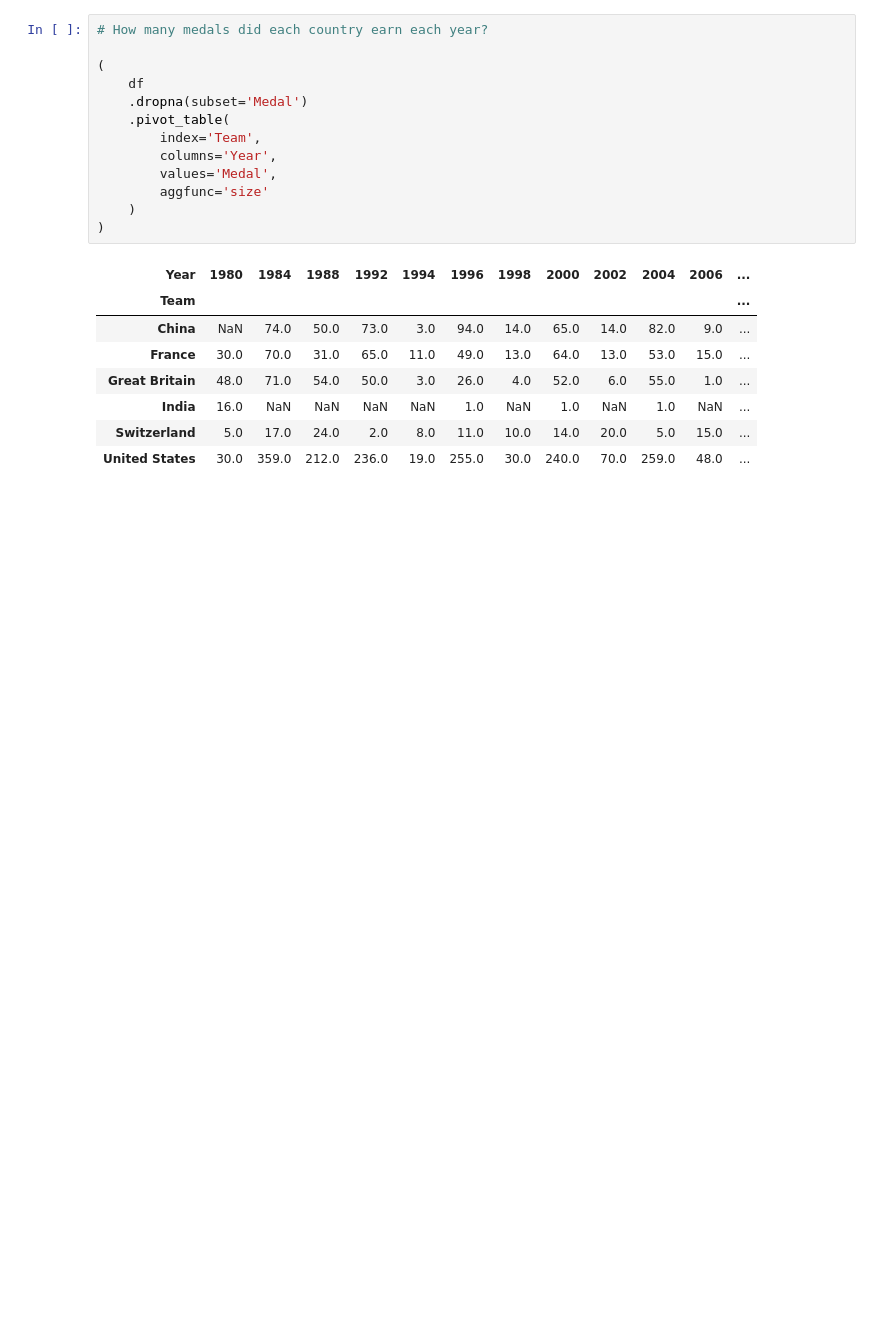
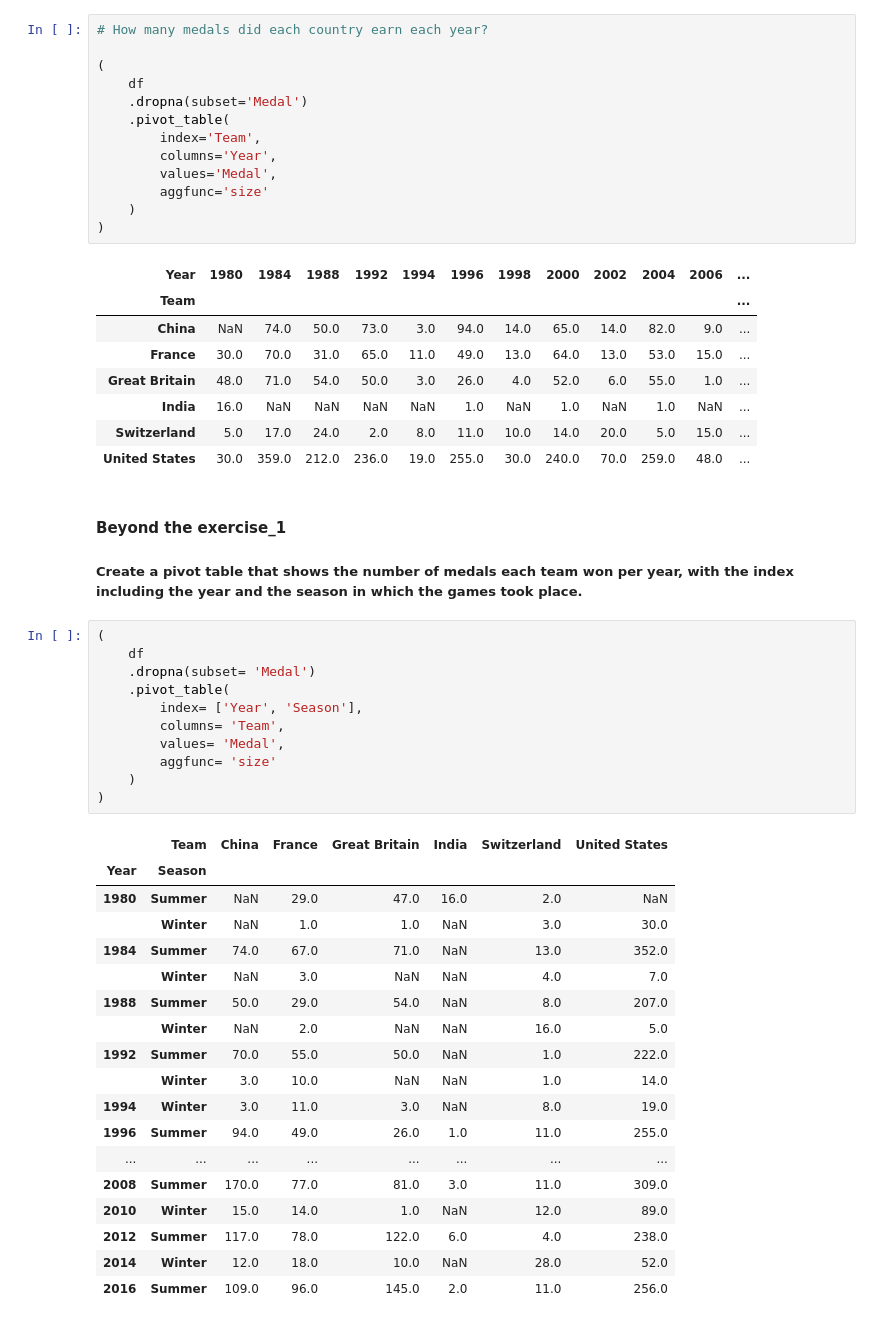
Before and after one commit to azapeti/practicing_pandas_workout, a Jupyter notebook: chapter-04/exercise-24.ipynb, the cells around one changed output. Cells and saved outputs as stored; diff of their text form; blank space fills up the shorter version.

```diff
--- a/chapter-04/exercise-24.ipynb
+++ b/chapter-04/exercise-24.ipynb
@@ -122,3 +122,36 @@ df.pivot_table(
 | India | 16.0 | NaN | NaN | NaN | NaN | 1.0 | NaN | 1.0 | NaN | 1.0 | NaN | ... |
 | Switzerland | 5.0 | 17.0 | 24.0 | 2.0 | 8.0 | 11.0 | 10.0 | 14.0 | 20.0 | 5.0 | 15.0 | ... |
 | United States | 30.0 | 359.0 | 212.0 | 236.0 | 19.0 | 255.0 | 30.0 | 240.0 | 70.0 | 259.0 | 48.0 | ... |
+# %% [markdown]
+#### Beyond the exercise_1
+##### Create a pivot table that shows the number of medals each team won per year, with the index including the year and the season in which the games took place.
+# %%
+(
+    df
+    .dropna(subset= 'Medal')
+    .pivot_table(
+        index= ['Year', 'Season'],
+        columns= 'Team',
+        values= 'Medal',
+        aggfunc= 'size'
+    )
+)
+# %% [output]
+|  | Team | China | France | Great Britain | India | Switzerland | United States |
+| Year | Season |  |  |  |  |  |  |
+| 1980 | Summer | NaN | 29.0 | 47.0 | 16.0 | 2.0 | NaN |
+|  | Winter | NaN | 1.0 | 1.0 | NaN | 3.0 | 30.0 |
+| 1984 | Summer | 74.0 | 67.0 | 71.0 | NaN | 13.0 | 352.0 |
+|  | Winter | NaN | 3.0 | NaN | NaN | 4.0 | 7.0 |
+| 1988 | Summer | 50.0 | 29.0 | 54.0 | NaN | 8.0 | 207.0 |
+|  | Winter | NaN | 2.0 | NaN | NaN | 16.0 | 5.0 |
+| 1992 | Summer | 70.0 | 55.0 | 50.0 | NaN | 1.0 | 222.0 |
+|  | Winter | 3.0 | 10.0 | NaN | NaN | 1.0 | 14.0 |
+| 1994 | Winter | 3.0 | 11.0 | 3.0 | NaN | 8.0 | 19.0 |
+| 1996 | Summer | 94.0 | 49.0 | 26.0 | 1.0 | 11.0 | 255.0 |
+| ... | ... | ... | ... | ... | ... | ... | ... |
+| 2008 | Summer | 170.0 | 77.0 | 81.0 | 3.0 | 11.0 | 309.0 |
+| 2010 | Winter | 15.0 | 14.0 | 1.0 | NaN | 12.0 | 89.0 |
+| 2012 | Summer | 117.0 | 78.0 | 122.0 | 6.0 | 4.0 | 238.0 |
+| 2014 | Winter | 12.0 | 18.0 | 10.0 | NaN | 28.0 | 52.0 |
+| 2016 | Summer | 109.0 | 96.0 | 145.0 | 2.0 | 11.0 | 256.0 |
```
Also changed, not shown: parts of 5 cells of this notebook.
